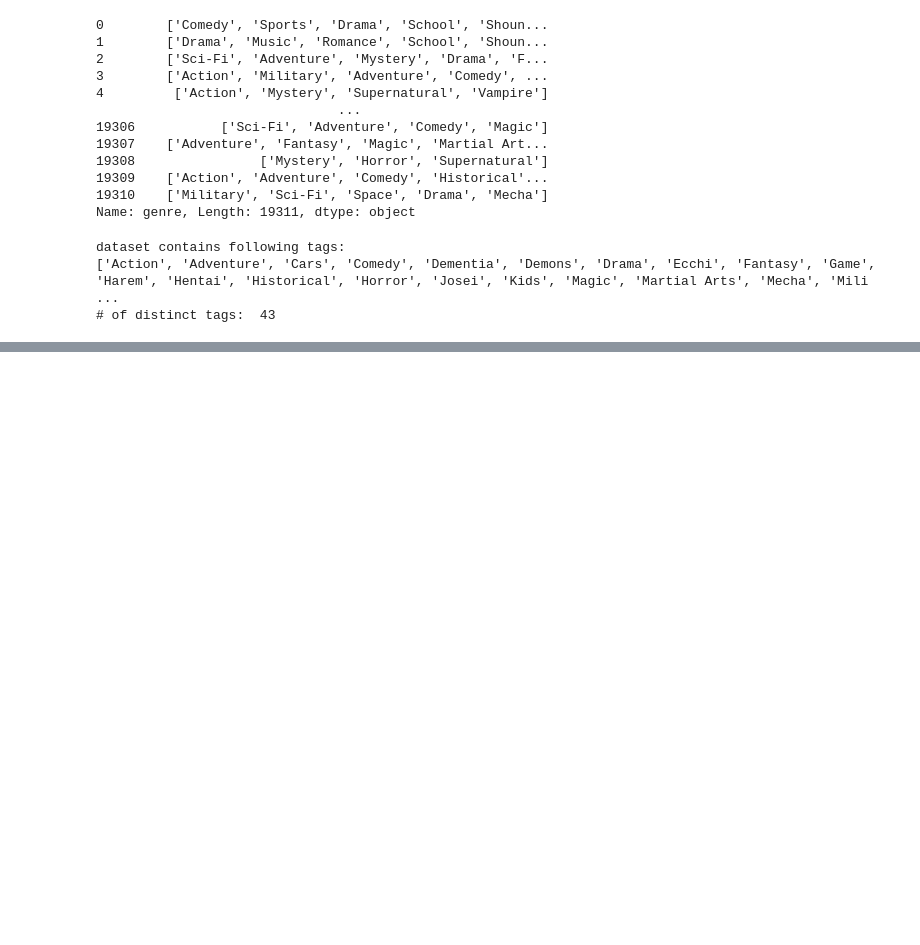
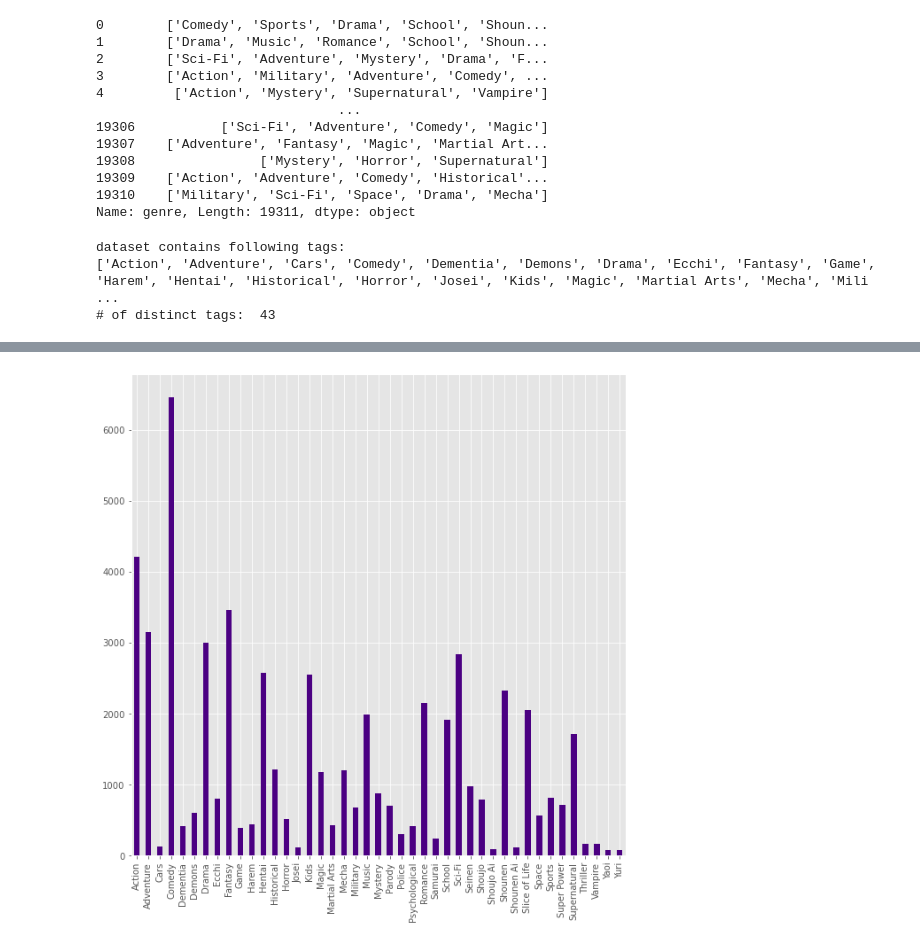
Before and after one commit to jita-mertlova/mal_recommender, a Jupyter notebook: archive/parser.ipynb, the cells around one changed output, grey strips where cells are left out. Cells and saved outputs as stored; diff of their text form; code cells hidden in the pictures; blank space fills up the shorter version.

```diff
--- a/archive/parser.ipynb
+++ b/archive/parser.ipynb
@@ -83,7 +72,7 @@ dataset contains following tags:
 # of distinct tags:  43
 # %%
 output = pd.DataFrame(index=range(df.shape[0]),columns=range(44))
-output.columns = ['tite'] + tags
+output.columns = ['Title'] + tags
 print(output.columns)
 for index, row in df.iterrows():
     output.iloc[index][0] = row['title']
@@ -91,5 +80,5 @@ for index, row in df.iterrows():
     for t in row_tags:
         output.iloc[index][t] = 1
 output = output.fillna(0)
-print(output)
+print("0/1 df created")
 # %% [output]
@@ -430,0 +167,9 @@ links_to_thesis
+# %%
+print(output['Action'].sum())
+print (tags)
+zero = np.zeros(shape=len(tags))
+print(zero)
+serie = pd.Series(data=zero, index=tags)
+for tag in tags:
+    serie[tag] = output[tag].sum()
+print(serie)
@@ -430,0 +194,7 @@ links_to_thesis
+# %%
+serie.plot.bar(color='indigo', figsize=(10,10))
+#plt.xticks(fontsize=5)
+#plt.yticks(fontsize=5)
+plt.savefig("figure.png")
+# %% [output]
+[figure, added]
```
Also changed, not shown: parts of 45 cells of this notebook, 2 other files.
